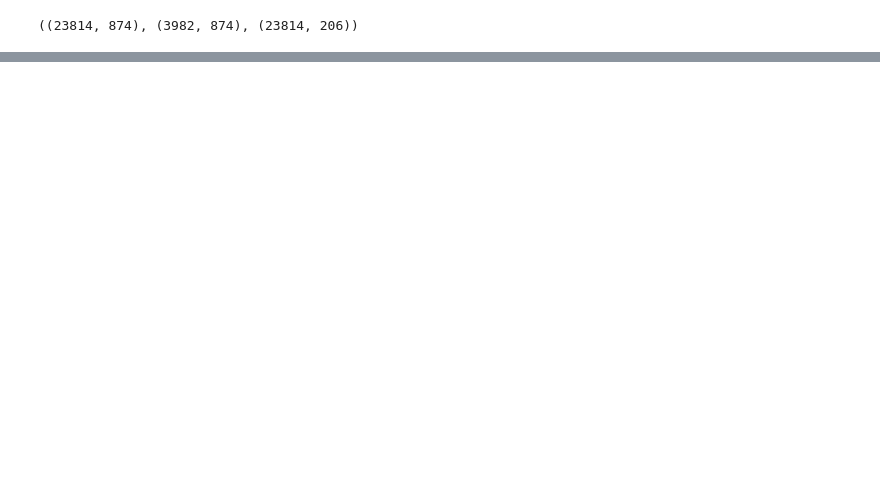
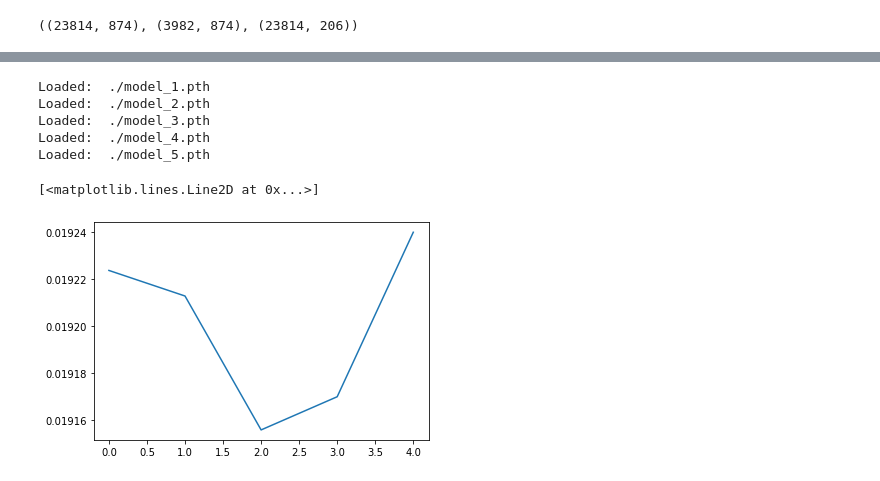
Before and after one commit to Mainakdeb/moa-classification, a Jupyter notebook: moa-classification.ipynb, the cells around one changed output, grey strips where cells are left out. Cells and saved outputs as stored; diff of their text form; code cells hidden in the pictures; blank space fills up the shorter version.

Commit message:
training: implement K-Fold CV

```diff
--- a/moa-classification.ipynb
+++ b/moa-classification.ipynb
@@ -237,18 +167 @@ Model(
-# %%
-losses = []
-val_losses = []
-learning_rates = []
-average_deltas = []
-val_corr=[]
-best_loss = 100
-
-optimizer = optim.Adam(model.parameters(), lr=0.4e-3)
-
-scheduler = optim.lr_scheduler.ReduceLROnPlateau(optimizer,
-                                                 mode='min',
-                                                 factor=0.5,
-                                                 patience=5,
-                                                 eps=1e-5,
-                                                 verbose=True)
-criterion = nn.BCEWithLogitsLoss()
 # %%
@@ -312,5 +242,0 @@ showing no improvements, best loss:  0.015072076581418514
-# %%
-model = Model()
-model = model.to(device)
-model.load_state_dict(torch.load("./best_model.pth"))
-model.eval()
@@ -333,0 +311,26 @@ Model(
+# %%
+all_models = [Model(input_size, output_size , 512) for i in range (NFOLDS)]
+
+for i in range (len(all_models)):
+
+    name = "./model_" + str(i + 1) + ".pth"
+    all_models[i].load_state_dict(torch.load(name))
+    all_models[i].to(device)
+    print("Loaded: ", name)
+# %% [output]
+Loaded:  ./model_1.pth
+Loaded:  ./model_2.pth
+Loaded:  ./model_3.pth
+Loaded:  ./model_4.pth
+Loaded:  ./model_5.pth
+# %%
+all_val_losses = []
+for i in range(NFOLDS):
+    losses, val_losses = train_one_fold(all_models[i],5 , train_loader,val_loader, optimizer, scheduler, criterion, fold_number = 0, train = False, validate = True)
+    all_val_losses.append(np.mean(np.array(val_losses)))
+# %%
+plt.plot(all_val_losses)
+# plt.ylim(0.013,0.02)
+# %% [output]
+[<matplotlib.lines.Line2D at 0x...>]
+[figure, added]
```
Also changed, not shown: parts of 23 cells of this notebook.
